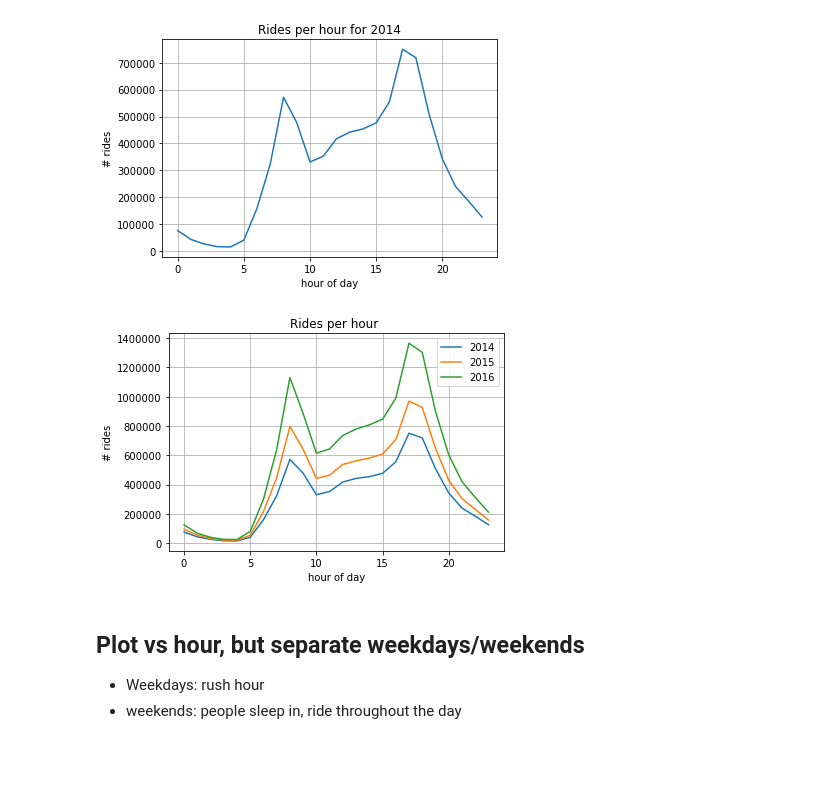
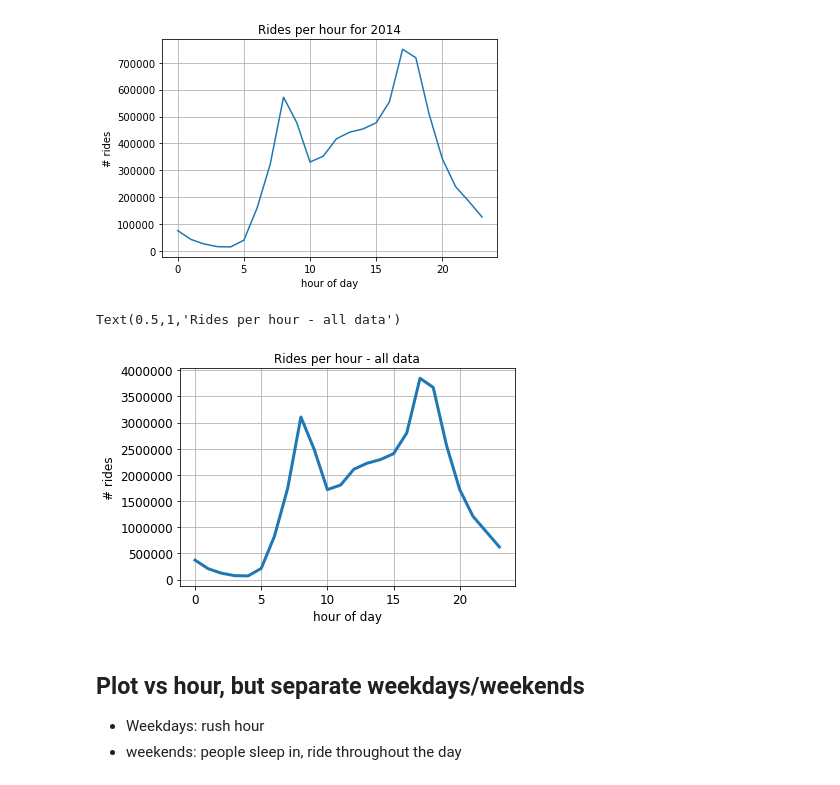
Before and after one commit to andypicke/NYC_citibike, a Jupyter notebook: citibike_EDA.ipynb, the cells around one changed output. Cells and saved outputs as stored; diff of their text form; code cells hidden in the pictures; blank space fills up the shorter version.

```diff
--- a/citibike_EDA.ipynb
+++ b/citibike_EDA.ipynb
@@ -182,20 +200,25 @@ plt.title('Rides per hour for ' + str(year) )
 [figure]
 # %%
 # For all years
-years = [2014, 2015, 2016]
-query = ('SELECT hour,count(*) as num_rides FROM rides WHERE year=? GROUP BY hour')
+#years = [2014, 2015, 2016]
+#query = ('SELECT hour,count(*) as num_rides FROM rides WHERE year=? GROUP BY hour')
 
-for year in years:
-    df_hr = pd.read_sql_query(query, con, params=[year])
-    plt.plot(df_hr.hour, df_hr.num_rides, label=str(year))
+#for year in years:
+#    df_hr = pd.read_sql_query(query, con, params=[year])
+#    plt.plot(df_hr.hour, df_hr.num_rides, label=str(year))
 
+df_hr = pd.read_csv('data/TotalRidesGroupedByHour.csv')
+df_hr.head()
+
+plt.plot(df_hr.hour, df_hr.Nrides)
 plt.grid()
 plt.xlabel('hour of day')
 plt.ylabel('# rides')
-plt.title('Rides per hour ')
-plt.legend();
+plt.title('Rides per hour - all data')
+#plt.legend();
 # %% [output]
+Text(0.5,1,'Rides per hour - all data')
-[figure, old version]
+[figure, new version]
 # %% [markdown]
 ## Plot vs hour, but separate weekdays/weekends
 - Weekdays: rush hour
```
Also changed, not shown: parts of 19 cells of this notebook, 2 other files.
